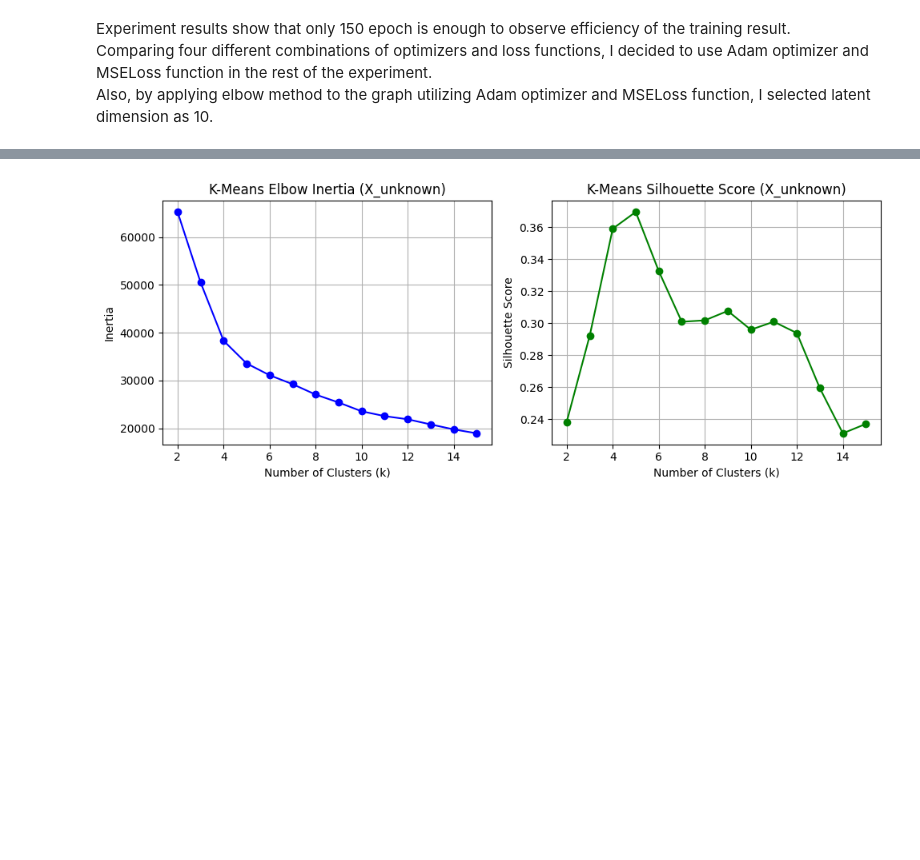
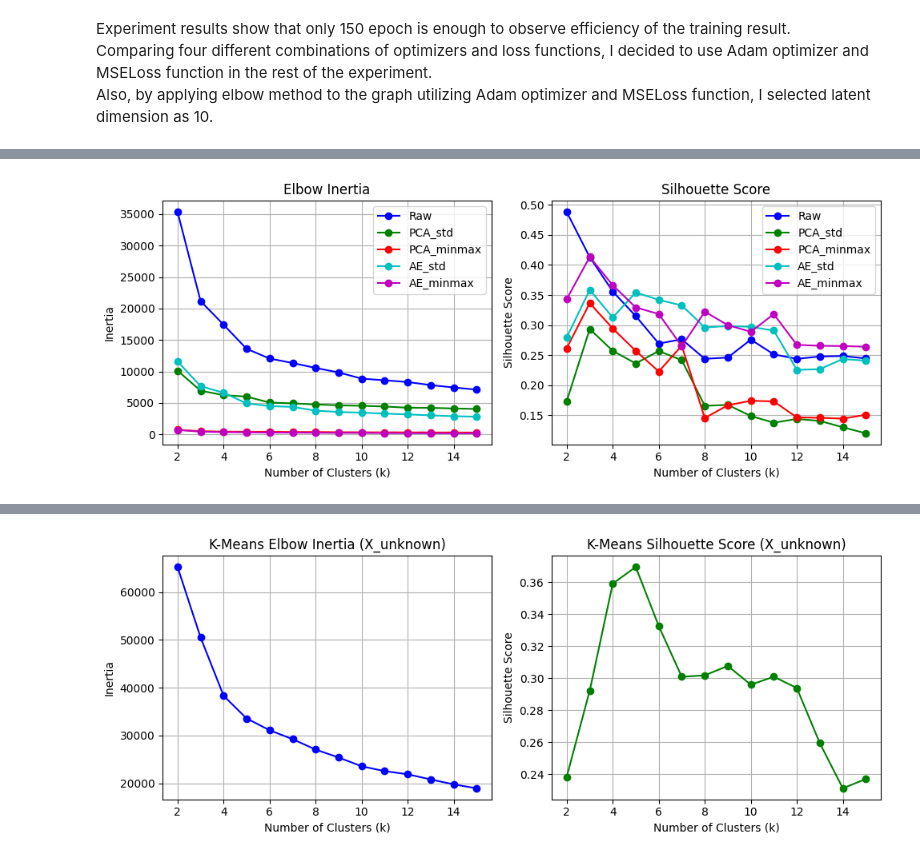
Before and after one commit to hanes1207/machine_learning_basics_and_practices, a Jupyter notebook: Assignment2/Task2.ipynb, the cells around one changed output, grey strips where cells are left out. Saved outputs shown, nothing was run; the diff lists cells and outputs as text; code cells hidden in the pictures; blank space fills up the shorter version.

```diff
--- a/Assignment2/Task2.ipynb
+++ b/Assignment2/Task2.ipynb
@@ -322,0 +225,54 @@ for method in methods:
+# %%
+# ---------- 4. Helper: k-Means Elbow & Silhouette ----------
+def kmeans_elbow_silhouette_calculator(X, k_range=range(2, 16)):
+    inertia, sil = [], []
+    for k in k_range:
+        # TODO: run KMeans, get inertia and Silhouette scores
+        model = KMeans(n_clusters=k, random_state=42)
+        labels = model.fit_predict(X)
+        inertia.append(model.inertia_)
+        sil.append(silhouette_score(X, labels))
+
+    return inertia, sil
+
+# From here, we calculate actual elbow inertia and silhouette score
+# for three different Xs: X_std(represent raw), X_pca, and X_ae
+# Notice that we used X_std rather than X_filled to represent raw data.
+k_range = range(2, 16)
+
+g = set_seed(seed_global)
+X_ae_minmax, _ = train_ae(X_minmax, latent_dim=10, epochs=150, optimizer=optim.Adam, criterion=nn.MSELoss, generator=g)
+X_ae_std, _ = train_ae(X_std, latent_dim=10, epochs=150, optimizer=optim.Adam, criterion=nn.MSELoss, generator=g)
+
+Xs = [X_filled, X_pca, X_pca_minmax, X_ae_std, X_ae_minmax]
+labels = ['Raw', 'PCA_std', 'PCA_minmax', 'AE_std', 'AE_minmax']
+colors = ['b', 'g', 'r', 'c', 'm']
+
+results = {}
+for X, label in zip(Xs, labels):
+    inertia, sil = kmeans_elbow_silhouette_calculator(X, k_range)
+    results[label] = {'inertia': inertia, 'silhouette': sil}
+
+fig, (ax1, ax2) = plt.subplots(1, 2, figsize=(10, 4))
+
+for label, color in zip(labels, colors):
+    ax1.plot(k_range, results[label]['inertia'], marker='o', label=label, color=color)
+    ax2.plot(k_range, results[label]['silhouette'], marker='o', label=label, color=color)
+
+ax1.set_title("Elbow Inertia")
+ax1.set_xlabel("Number of Clusters (k)")
+ax1.set_ylabel("Inertia")
+ax1.grid(True)
+ax1.legend(loc='upper right')
+# ax1.set_ylim(0, 1000)
+
+ax2.set_title("Silhouette Score")
+ax2.set_xlabel("Number of Clusters (k)")
+ax2.set_ylabel("Silhouette Score")
+ax2.grid(True)
+ax2.legend(loc='upper right')
+
+plt.tight_layout()
+plt.show()
+# %% [output]
+[figure, added]
```
Also changed, not shown: parts of 9 cells of this notebook.
